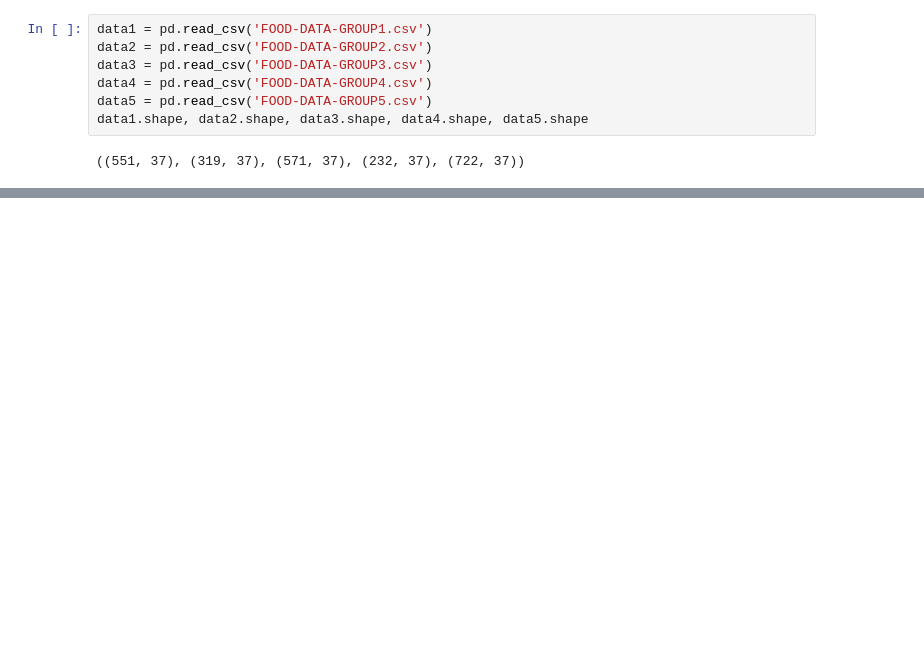
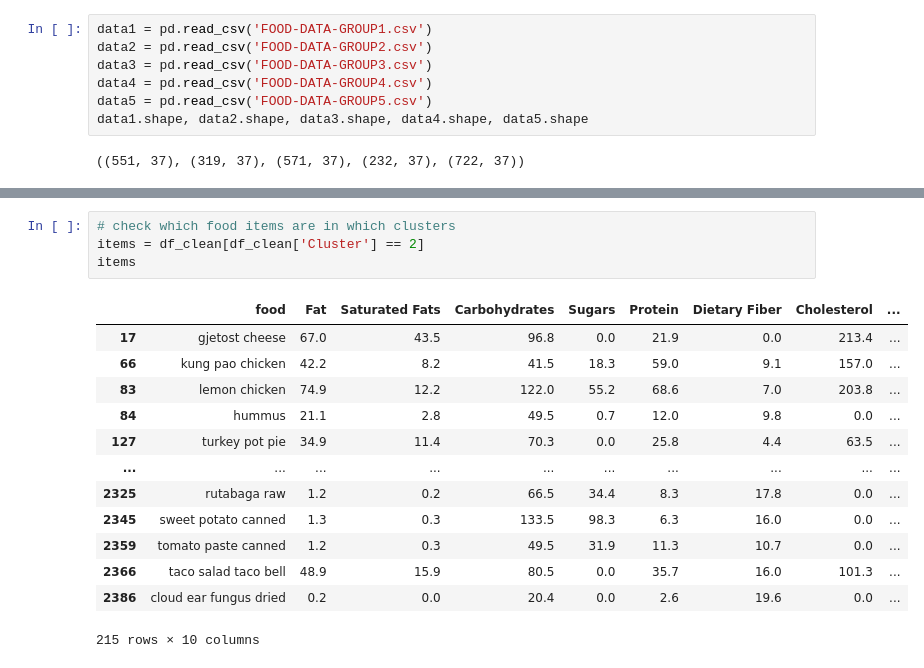
Before and after one commit to colinsutedja/Foodbook, a Jupyter notebook: dataset/clean_data.ipynb, the cells around one changed output, grey strips where cells are left out. Cells and saved outputs as stored; diff of their text form; blank space fills up the shorter version.

```diff
--- a/dataset/clean_data.ipynb
+++ b/dataset/clean_data.ipynb
@@ -28,0 +147,18 @@ data
+# %%
+# check which food items are in which clusters
+items = df_clean[df_clean['Cluster'] == 2]
+items
+# %% [output]
+|  | food | Fat | Saturated Fats | Carbohydrates | Sugars | Protein | Dietary Fiber | Cholesterol | ... |
+| 17 | gjetost cheese | 67.0 | 43.5 | 96.8 | 0.0 | 21.9 | 0.0 | 213.4 | ... |
+| 66 | kung pao chicken | 42.2 | 8.2 | 41.5 | 18.3 | 59.0 | 9.1 | 157.0 | ... |
+| 83 | lemon chicken | 74.9 | 12.2 | 122.0 | 55.2 | 68.6 | 7.0 | 203.8 | ... |
+| 84 | hummus | 21.1 | 2.8 | 49.5 | 0.7 | 12.0 | 9.8 | 0.0 | ... |
+| 127 | turkey pot pie | 34.9 | 11.4 | 70.3 | 0.0 | 25.8 | 4.4 | 63.5 | ... |
+| ... | ... | ... | ... | ... | ... | ... | ... | ... | ... |
+| 2325 | rutabaga raw | 1.2 | 0.2 | 66.5 | 34.4 | 8.3 | 17.8 | 0.0 | ... |
+| 2345 | sweet potato canned | 1.3 | 0.3 | 133.5 | 98.3 | 6.3 | 16.0 | 0.0 | ... |
+| 2359 | tomato paste canned | 1.2 | 0.3 | 49.5 | 31.9 | 11.3 | 10.7 | 0.0 | ... |
+| 2366 | taco salad taco bell | 48.9 | 15.9 | 80.5 | 0.0 | 35.7 | 16.0 | 101.3 | ... |
+| 2386 | cloud ear fungus dried | 0.2 | 0.0 | 20.4 | 0.0 | 2.6 | 19.6 | 0.0 | ... |
+215 rows × 10 columns
```
Also changed, not shown: parts of 10 cells of this notebook, 1 other file.
